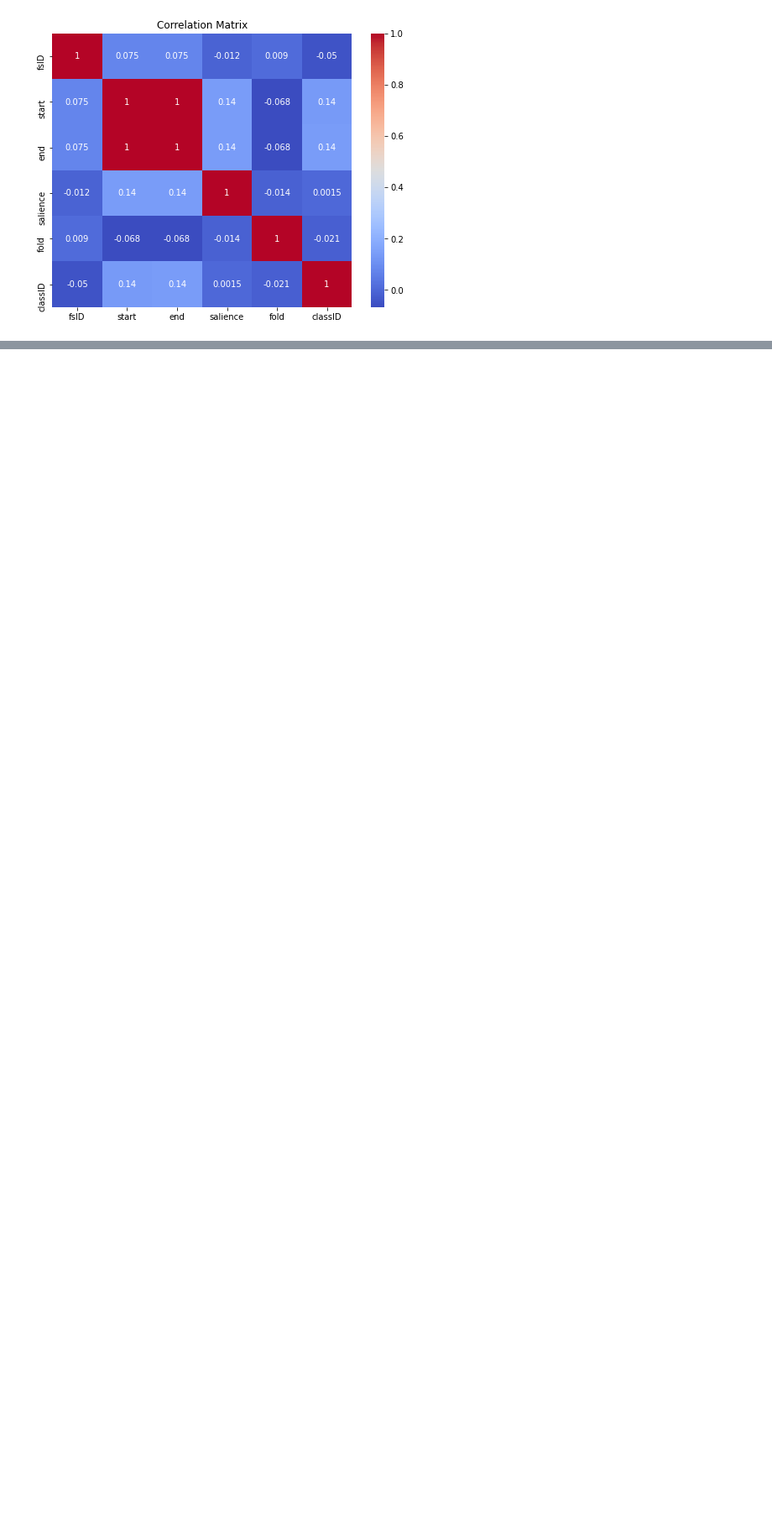
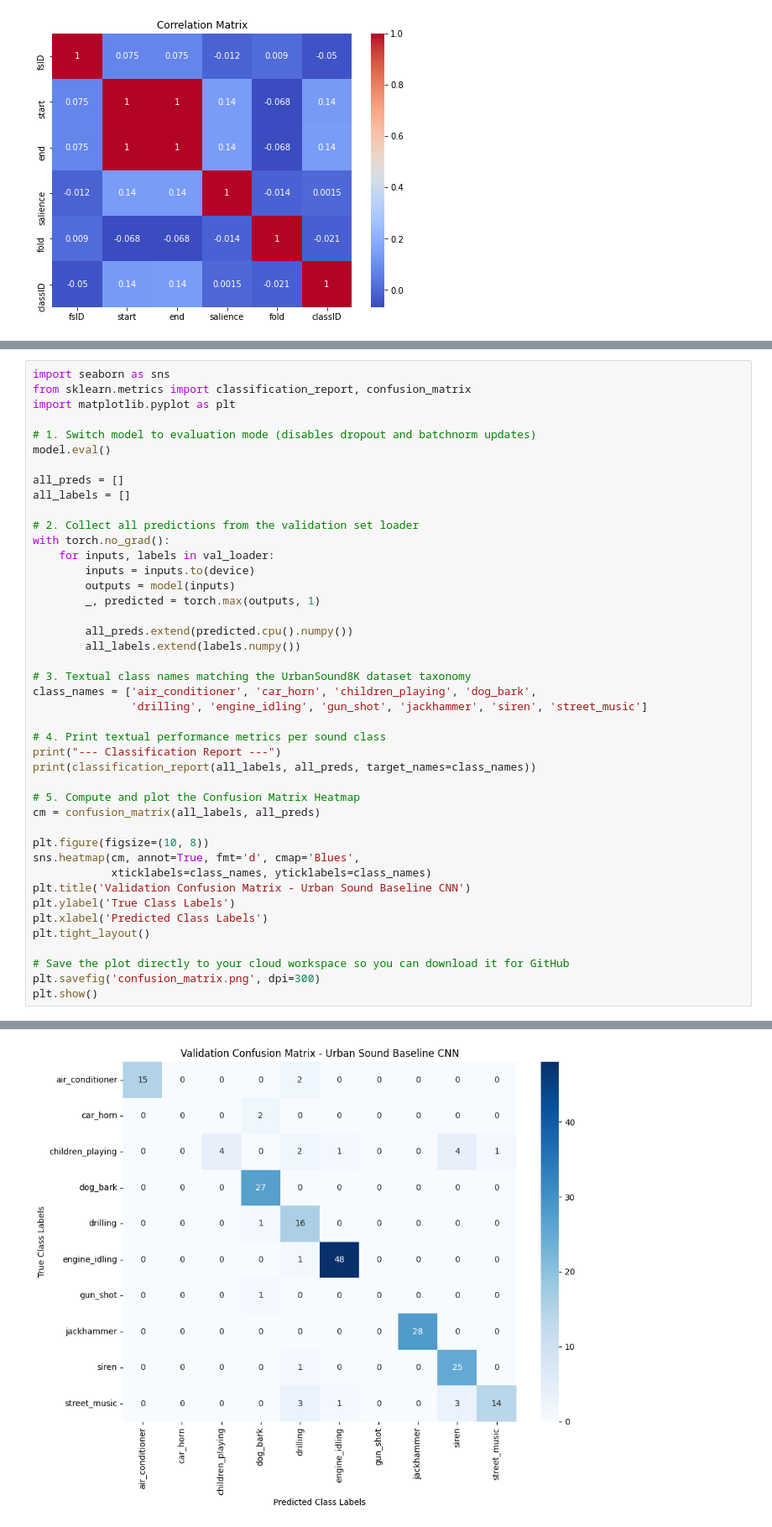
Before and after one commit to Wanyiri9dave/Audio-Classification-Deep-Learning-, a Jupyter notebook: Audio_Classification.ipynb, the cells around one changed output, grey strips where cells are left out. Shown at 84% size. Cells and saved outputs as stored; diff of their text form; blank space fills up the shorter version.

```diff
--- a/Audio_Classification.ipynb
+++ b/Audio_Classification.ipynb
@@ -490,0 +848,44 @@ plt.show()
+# %%
+import seaborn as sns
+from sklearn.metrics import classification_report, confusion_matrix
+import matplotlib.pyplot as plt
+
+# 1. Switch model to evaluation mode (disables dropout and batchnorm updates)
+model.eval()
+
+all_preds = []
+all_labels = []
+
+# 2. Collect all predictions from the validation set loader
+with torch.no_grad():
+    for inputs, labels in val_loader:
+        inputs = inputs.to(device)
+        outputs = model(inputs)
+        _, predicted = torch.max(outputs, 1)
+
+        all_preds.extend(predicted.cpu().numpy())
+        all_labels.extend(labels.numpy())
+
+# 3. Textual class names matching the UrbanSound8K dataset taxonomy
+class_names = ['air_conditioner', 'car_horn', 'children_playing', 'dog_bark',
+               'drilling', 'engine_idling', 'gun_shot', 'jackhammer', 'siren', 'street_music']
+
+# 4. Print textual performance metrics per sound class
+print("--- Classification Report ---")
+print(classification_report(all_labels, all_preds, target_names=class_names))
+
+# 5. Compute and plot the Confusion Matrix Heatmap
+cm = confusion_matrix(all_labels, all_preds)
+
+plt.figure(figsize=(10, 8))
+sns.heatmap(cm, annot=True, fmt='d', cmap='Blues',
+            xticklabels=class_names, yticklabels=class_names)
+plt.title('Validation Confusion Matrix - Urban Sound Baseline CNN')
+plt.ylabel('True Class Labels')
+plt.xlabel('Predicted Class Labels')
+plt.tight_layout()
+
+# Save the plot directly to your cloud workspace so you can download it for GitHub
+plt.savefig('confusion_matrix.png', dpi=300)
+plt.show()
+# %% [output]
@@ -490,0 +909 @@ plt.show()
+[figure, added]
```
Also changed, not shown: parts of 17 cells of this notebook.
